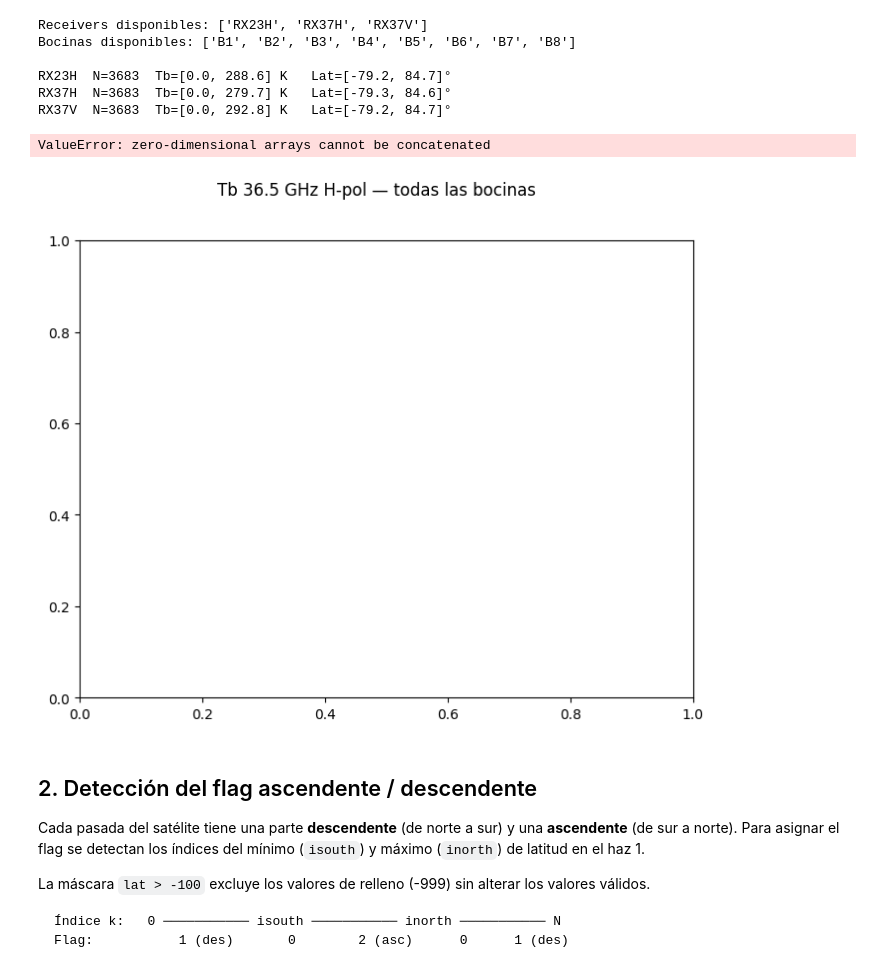
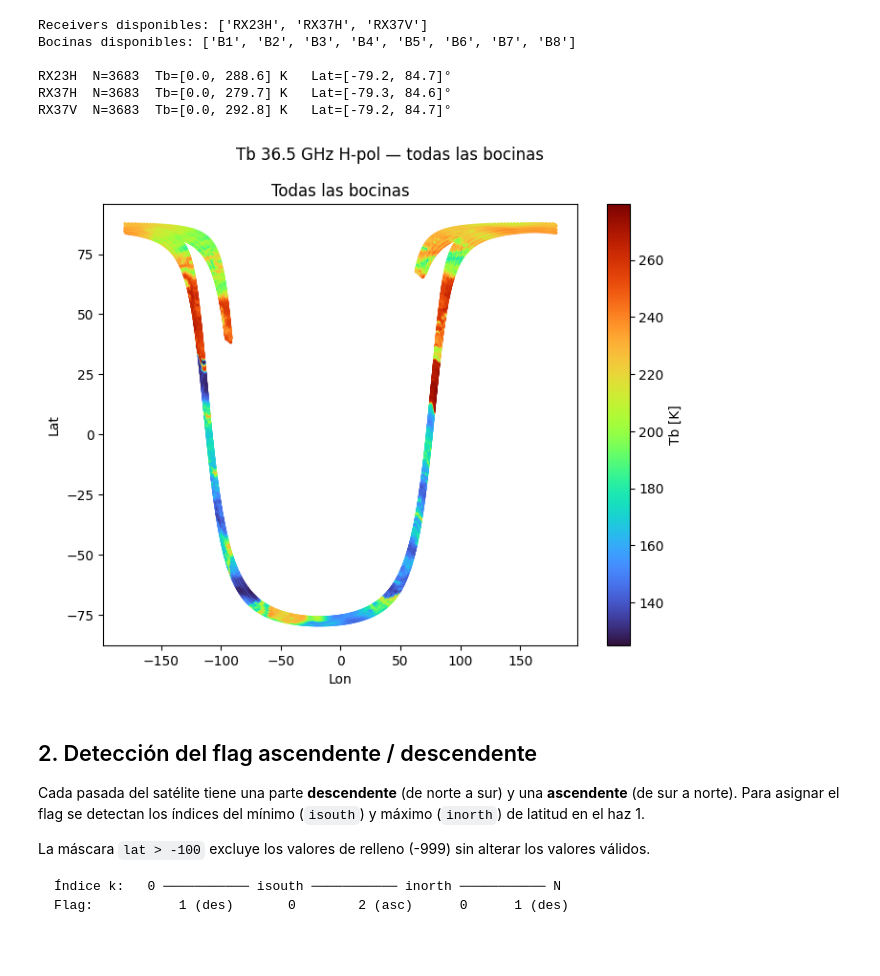
Before and after one commit to sebaheredia-unc/M5-P4-Exc, a Jupyter notebook: Scripts/Python/TP4_MwrIcePipeline.ipynb, the cells around one changed output. Drawn from its saved outputs; the diff is of its cells as text; code cells hidden in the pictures.

```diff
--- a/Scripts/Python/TP4_MwrIcePipeline.ipynb
+++ b/Scripts/Python/TP4_MwrIcePipeline.ipynb
@@ -293,44 +293,35 @@ Bocinas disponibles: ['B1', 'B2', 'B3', 'B4', 'B5', 'B6', 'B7', 'B8']
 RX23H  N=3683  Tb=[0.0, 288.6] K   Lat=[-79.2, 84.7]°
 RX37H  N=3683  Tb=[0.0, 279.7] K   Lat=[-79.3, 84.6]°
 RX37V  N=3683  Tb=[0.0, 292.8] K   Lat=[-79.2, 84.7]°
-# %%
-# Visualizamos las Tb de las 8 bocinas del canal RX37H
-
-fig, ax = plt.subplots(figsize=(8, 6))
-fig.suptitle('Tb 36.5 GHz H-pol — todas las bocinas', fontsize=12)
-
-Tb_23 = data['RX23H'][f'B{1}']['Tb']
-n = Tb_23.shape[0]
-# Concatenar los datos de las 8 bocinas
-tb_all = {}
-lat_23 = {}
-lon_23 = {}
-for i in range(1, 9):
-    tb_23haux=data['RX23H'][f'B{i}']['Tb']
-    lat_23haux=data['RX23H'][f'B{i}']['Lat']
-    lon_23haux=data['RX23H'][f'B{i}']['Lon']
-
-    lat_23 = np.concatenate((lat_23, lat_23haux))
-    lon_23 = np.concatenate((lon_23, lon_23haux))
-    tb_all = np.concatenate((tb_23, tb_23haux))
-
-
-# Filtrado
-valid = tb_all > 0
-
-# Scatter único
-sc = ax.scatter(lat_23, lon_23, c=tb_all, cmap='viridis')
-
-ax.set_title('Todas las bocinas')
-ax.set_xlabel('Lon')
-ax.set_ylabel('Lat')
-
-fig.colorbar(sc, ax=ax, label='Tb [K]')
-
-plt.show()
-# %% [output]
-ValueError: zero-dimensional arrays cannot be concatenated
-[figure, removed]
+# %%
+fig, ax = plt.subplots(figsize=(8, 6))
+fig.suptitle('Tb 36.5 GHz H-pol — todas las bocinas', fontsize=12)
+
+# Concatenar todo
+tb_all  = np.concatenate([data['RX37H'][f'B{j+1}']['Tb']  for j in range(8)])
+lat_all = np.concatenate([data['RX37H'][f'B{j+1}']['Lat'] for j in range(8)])
+lon_all = np.concatenate([data['RX37H'][f'B{j+1}']['Lon'] for j in range(8)])
+
+# Filtrado
+valid = tb_all > 0
+
+# Escala de color robusta
+# vmin, vmax = np.percentile(tb_all[valid], [2, 98])
+
+# Scatter único
+sc = ax.scatter(lon_all[valid], lat_all[valid],
+                c=tb_all[valid],s=2,
+                cmap='turbo')
+
+ax.set_title('Todas las bocinas')
+ax.set_xlabel('Lon')
+ax.set_ylabel('Lat')
+
+fig.colorbar(sc, ax=ax, label='Tb [K]')
+
+plt.show()
+# %% [output]
+[figure, added]
 # %% [markdown]
 ## 2. Detección del flag ascendente / descendente
 
```
Also changed, not shown: parts of 4 cells of this notebook.
